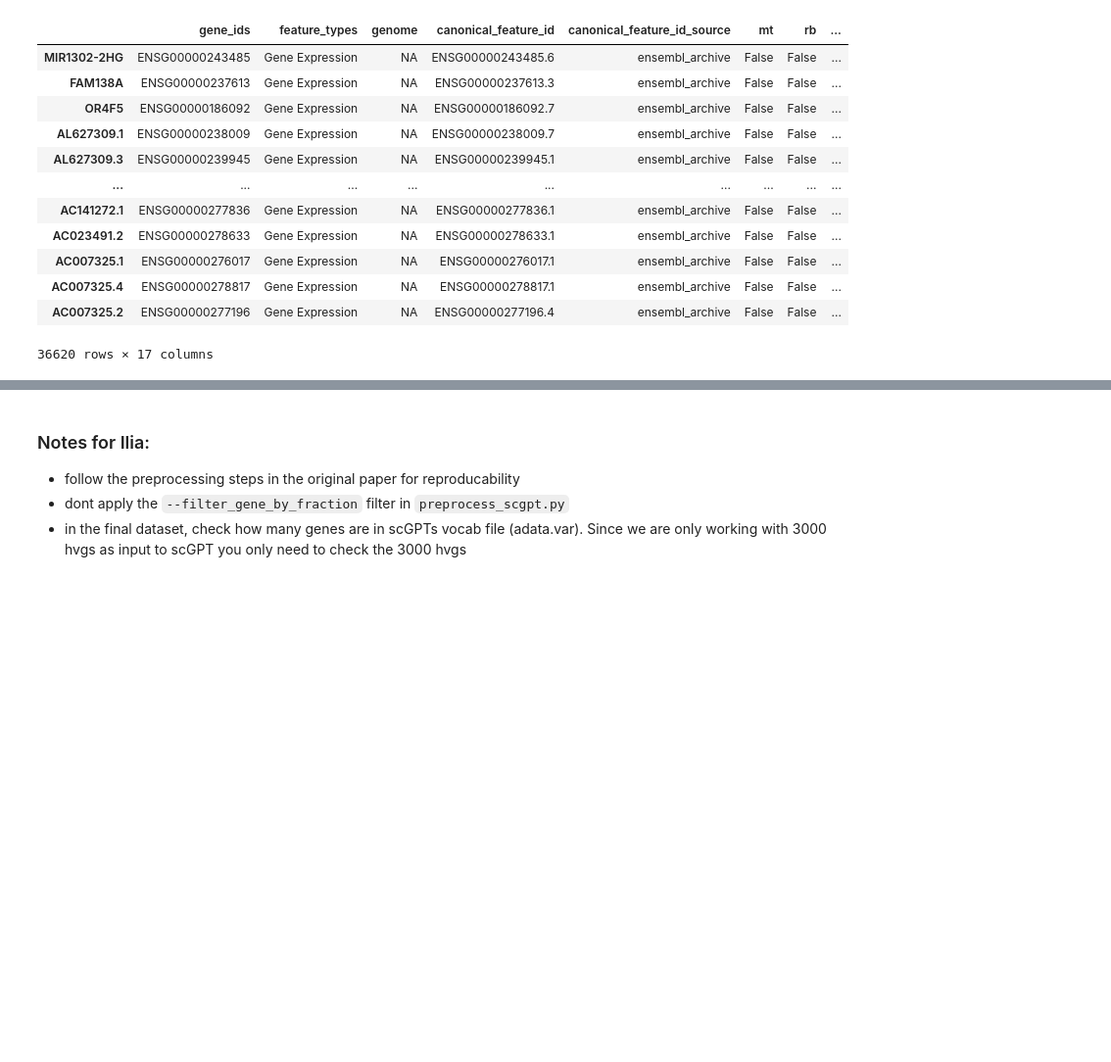
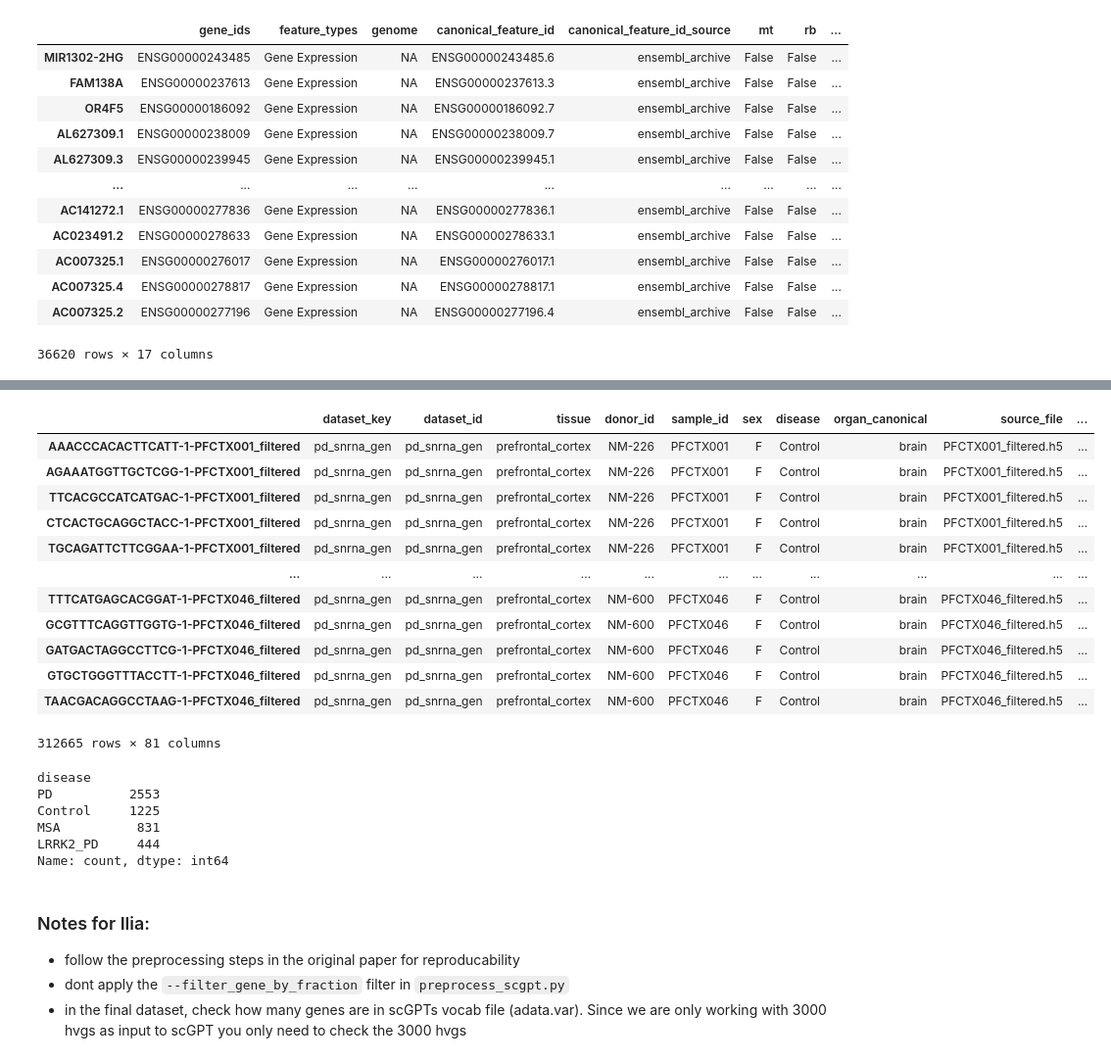
Before and after one commit to Fkrgl/Moma_PD_scSAE, a Jupyter notebook: src/check_scgpt_vocab.ipynb, the cells around one changed output, grey strips where cells are left out. Shown at 98% size. Drawn from its saved outputs; the diff is of its cells as text; code cells hidden in the pictures; blank space fills up the shorter version.

```diff
--- a/src/check_scgpt_vocab.ipynb
+++ b/src/check_scgpt_vocab.ipynb
@@ -408,3 +1098,29 @@ spread across cell types: 2.50% -- a uniform loss is ignorable; a multi-point sp
+# %%
+adata_v.obs
+# %% [output]
+|  | dataset_key | dataset_id | tissue | donor_id | sample_id | sex | disease | organ_canonical | source_file | ... |
+| AAACCCACACTTCATT-1-PFCTX001_filtered | pd_snrna_gen | pd_snrna_gen | prefrontal_cortex | NM-226 | PFCTX001 | F | Control | brain | PFCTX001_filtered.h5 | ... |
+| AGAAATGGTTGCTCGG-1-PFCTX001_filtered | pd_snrna_gen | pd_snrna_gen | prefrontal_cortex | NM-226 | PFCTX001 | F | Control | brain | PFCTX001_filtered.h5 | ... |
+| TTCACGCCATCATGAC-1-PFCTX001_filtered | pd_snrna_gen | pd_snrna_gen | prefrontal_cortex | NM-226 | PFCTX001 | F | Control | brain | PFCTX001_filtered.h5 | ... |
+| CTCACTGCAGGCTACC-1-PFCTX001_filtered | pd_snrna_gen | pd_snrna_gen | prefrontal_cortex | NM-226 | PFCTX001 | F | Control | brain | PFCTX001_filtered.h5 | ... |
+| TGCAGATTCTTCGGAA-1-PFCTX001_filtered | pd_snrna_gen | pd_snrna_gen | prefrontal_cortex | NM-226 | PFCTX001 | F | Control | brain | PFCTX001_filtered.h5 | ... |
+| ... | ... | ... | ... | ... | ... | ... | ... | ... | ... | ... |
+| TTTCATGAGCACGGAT-1-PFCTX046_filtered | pd_snrna_gen | pd_snrna_gen | prefrontal_cortex | NM-600 | PFCTX046 | F | Control | brain | PFCTX046_filtered.h5 | ... |
+| GCGTTTCAGGTTGGTG-1-PFCTX046_filtered | pd_snrna_gen | pd_snrna_gen | prefrontal_cortex | NM-600 | PFCTX046 | F | Control | brain | PFCTX046_filtered.h5 | ... |
+| GATGACTAGGCCTTCG-1-PFCTX046_filtered | pd_snrna_gen | pd_snrna_gen | prefrontal_cortex | NM-600 | PFCTX046 | F | Control | brain | PFCTX046_filtered.h5 | ... |
+| GTGCTGGGTTTACCTT-1-PFCTX046_filtered | pd_snrna_gen | pd_snrna_gen | prefrontal_cortex | NM-600 | PFCTX046 | F | Control | brain | PFCTX046_filtered.h5 | ... |
+| TAACGACAGGCCTAAG-1-PFCTX046_filtered | pd_snrna_gen | pd_snrna_gen | prefrontal_cortex | NM-600 | PFCTX046 | F | Control | brain | PFCTX046_filtered.h5 | ... |
+312665 rows × 81 columns
+# %%
+adata_sub = adata_v[adata_v.obs.cell_type == "microglia"].copy()
+adata_sub.obs.disease.value_counts()
+# %% [output]
+disease
+PD          2553
+Control     1225
+MSA          831
+LRRK2_PD     444
+Name: count, dtype: int64
 # %% [markdown]
 ### Notes for Ilia:
 
```
Also changed, not shown: parts of 11 cells of this notebook, 9 other files.
